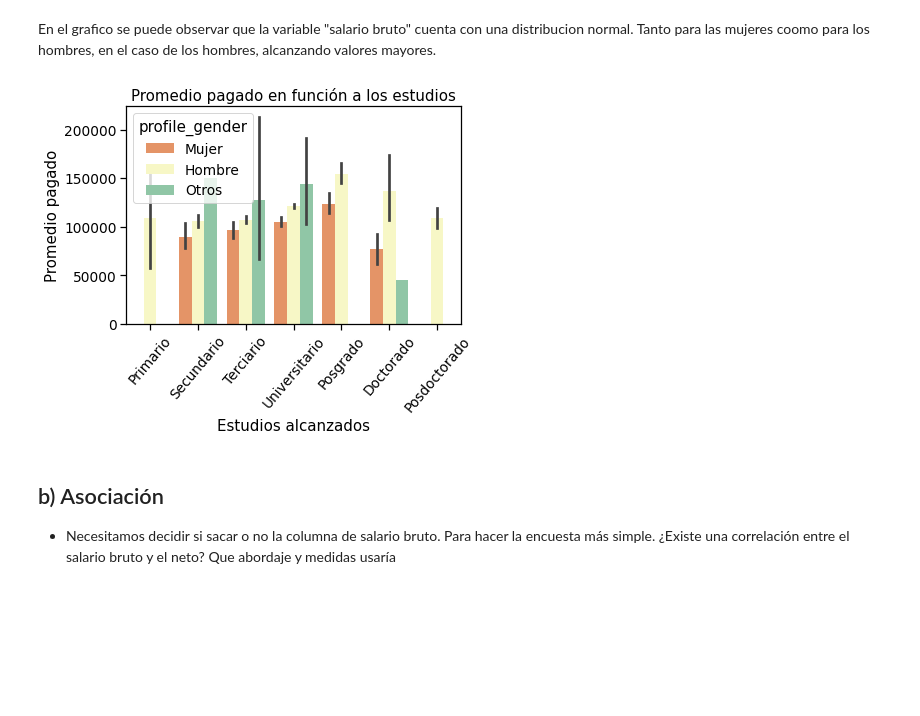
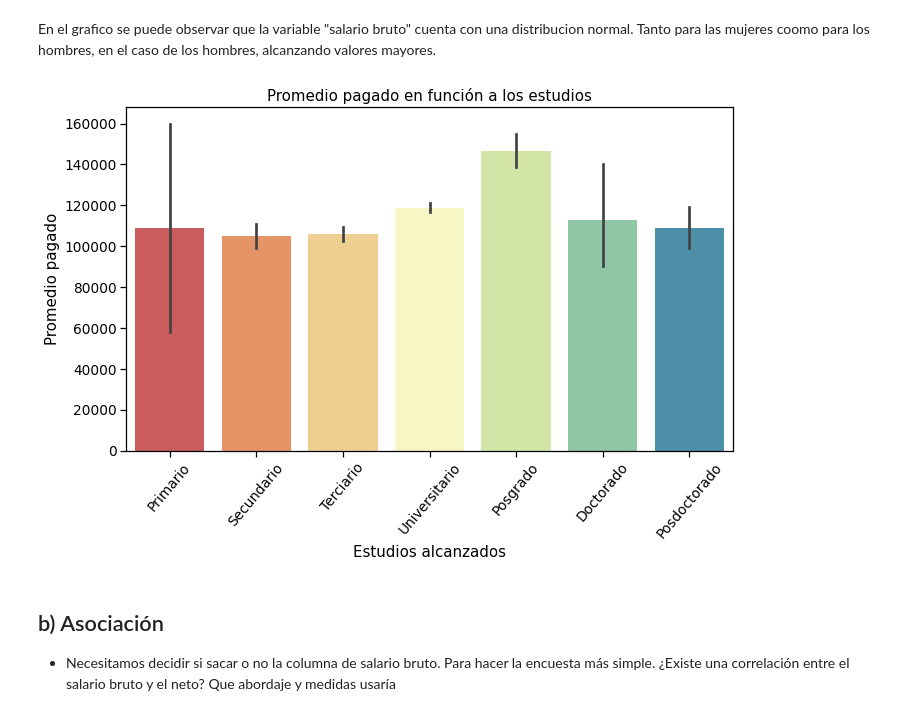
Before and after one commit to AlejandroGuedez/Equipo-23-de-Diplomado-data-scientist, a Jupyter notebook: TP_Parte_1_2__Gr23.ipynb, the cells around one changed output. Cells and saved outputs as stored; diff of their text form; code cells hidden in the pictures; blank space fills up the shorter version.

```diff
--- a/TP_Parte_1_2__Gr23.ipynb
+++ b/TP_Parte_1_2__Gr23.ipynb
@@ -147,9 +151,10 @@ dfClean.describe().round()
 | max | 411000.0 | 237500.0 | 26.0 |
 # %%
 #Con la funcion para eliminar outliers, se filtraron aquellas observaciones que superan 2,5 veces la desviacion estandar. Sin embargo,
-#continuan valores de salario iguales a 1. Se analizaran aquellos sueldos, tanto brutos y netos por encima de $40.000.
+#continuan valores de salario iguales a 1. Se analizaran aquellos sueldos, tanto brutos y netos por encima de $14.645,
+#este valor fue tomado por el analisis realizado en el ejercicio.
 
-dfClean = dfClean[(dfClean.salary_monthly_BRUTO > 40000) & (dfClean.salary_monthly_NETO > 40000)]
+dfClean = dfClean[(dfClean.salary_monthly_BRUTO > 14645) & (dfClean.salary_monthly_NETO > 14645)]
 dfClean.describe().round()
 # %% [output]
 |  | salary_monthly_BRUTO | salary_monthly_NETO | profile_years_experience |
@@ -193,18 +200,20 @@ plt.show()
 # %% [markdown]
 En el grafico se puede observar que la variable "salario bruto" cuenta con una distribucion normal. Tanto para las mujeres coomo para los hombres, en el caso de los hombres, alcanzando valores mayores.
 # %%
-seaborn.set_context("notebook", font_scale=1.25) #CONSULTAR COMO AGRANDAR LOS GRAFICOS.
+fig = plt.figure(figsize=(10,7))
+seaborn.set_context("notebook", font_scale=1.25)
 
 seaborn.barplot(data = dfClean, x = "profile_studies_level", y = "salary_monthly_BRUTO",
-            hue = "profile_gender", palette = "Spectral", order = ["Primario", 'Secundario', 'Terciario',
+           palette = "Spectral", order = ["Primario", 'Secundario', 'Terciario',
                   'Universitario', 'Posgrado', "Doctorado", 'Posdoctorado'])
 plt.title("Promedio pagado en función a los estudios")
 plt.xlabel("Estudios alcanzados")
 plt.xticks(rotation=50)
 plt.ylabel("Promedio pagado")
+fig.tight_layout()
 plt.show()
 # %% [output]
-[figure, old version]
+[figure, new version]
 # %% [markdown]
 ## b) Asociación
 
```
Also changed, not shown: parts of 7 cells of this notebook.
